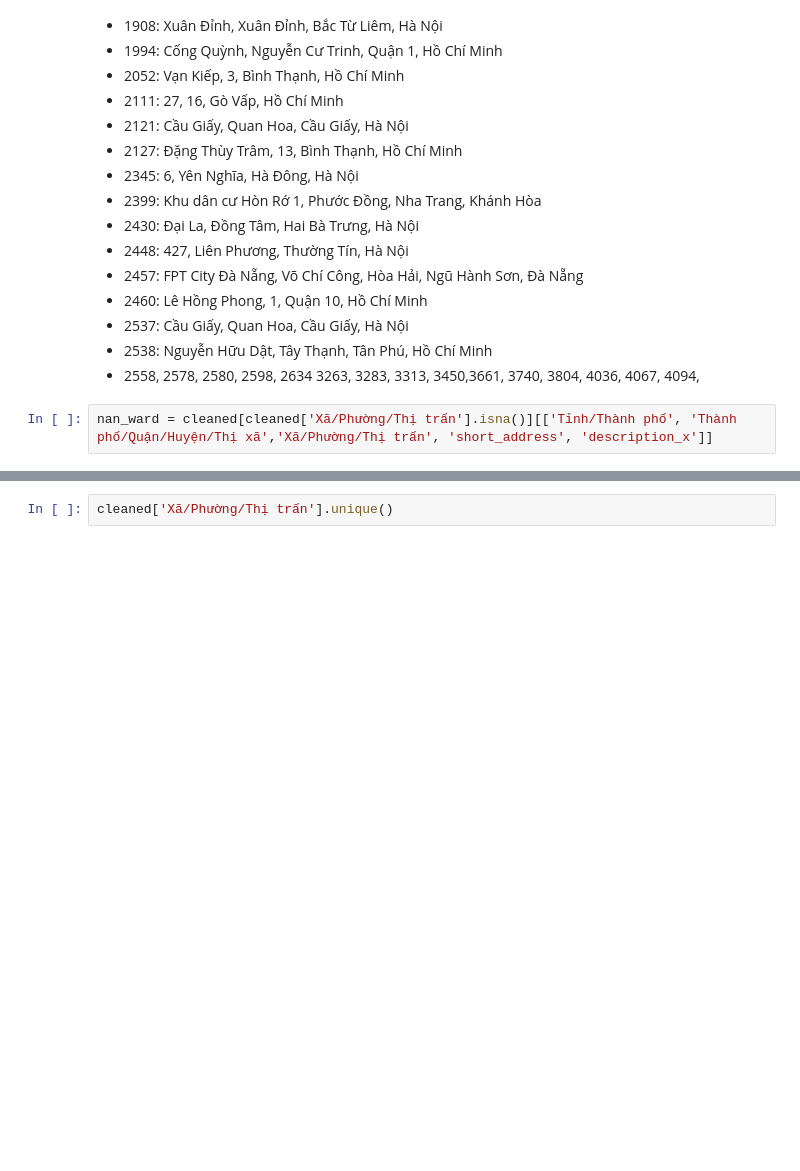
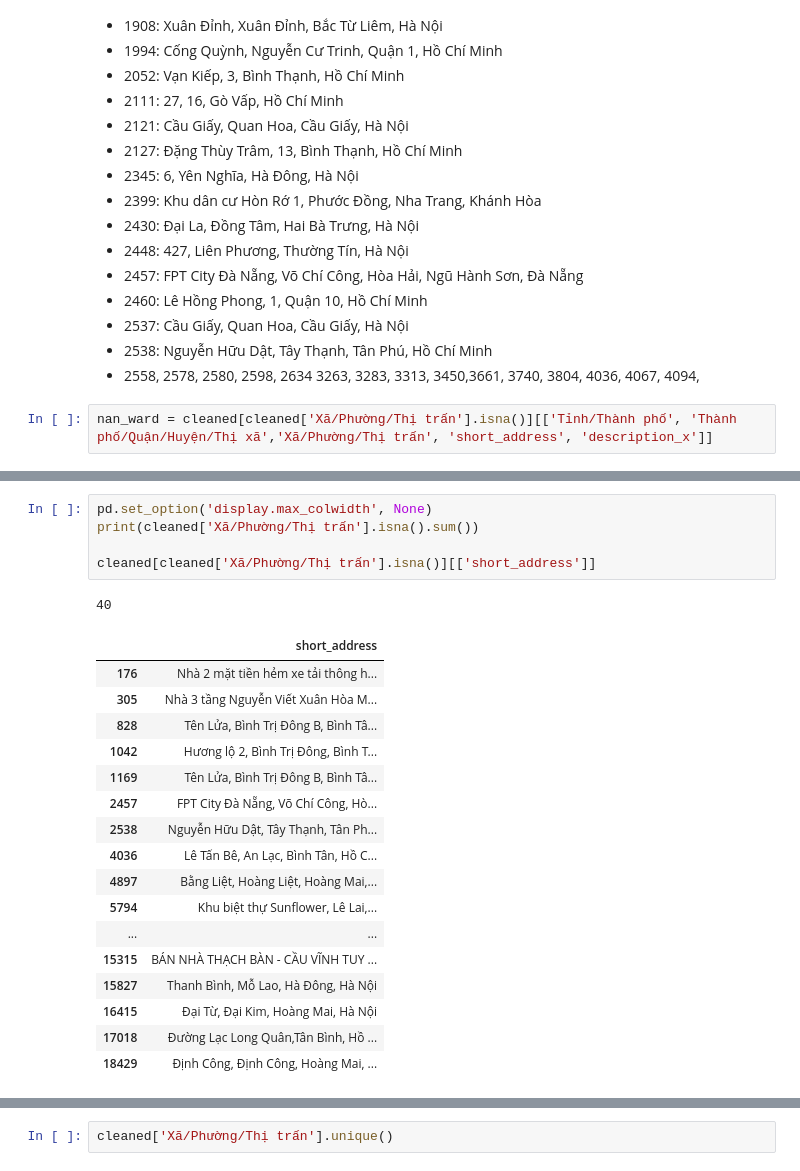
Before and after one commit to PhamMaiLinh-2403/estates-scraping-bds, a Jupyter notebook: test.ipynb, the cells around one changed output, grey strips where cells are left out. Cells and saved outputs as stored; diff of their text form; blank space fills up the shorter version.

```diff
--- a/test.ipynb
+++ b/test.ipynb
@@ -240,3 +647,27 @@ province, district, ward, street = load_data("Dữ liệu địa giới hành ch
+# %%
+pd.set_option('display.max_colwidth', None)
+print(cleaned['Xã/Phường/Thị trấn'].isna().sum())
+
+cleaned[cleaned['Xã/Phường/Thị trấn'].isna()][['short_address']]
+# %% [output]
+40
+|  | short_address |
+| 176 | Nhà 2 mặt tiền hẻm xe tải thông h... |
+| 305 | Nhà 3 tầng Nguyễn Viết Xuân Hòa M... |
+| 828 | Tên Lửa, Bình Trị Đông B, Bình Tâ... |
+| 1042 | Hương lộ 2, Bình Trị Đông, Bình T... |
+| 1169 | Tên Lửa, Bình Trị Đông B, Bình Tâ... |
+| 2457 | FPT City Đà Nẵng, Võ Chí Công, Hò... |
+| 2538 | Nguyễn Hữu Dật, Tây Thạnh, Tân Ph... |
+| 4036 | Lê Tấn Bê, An Lạc, Bình Tân, Hồ C... |
+| 4897 | Bằng Liệt, Hoàng Liệt, Hoàng Mai,... |
+| 5794 | Khu biệt thự Sunflower, Lê Lai,... |
+| ... | ... |
+| 15315 | BÁN NHÀ THẠCH BÀN - CẦU VĨNH TUY ... |
+| 15827 | Thanh Bình, Mỗ Lao, Hà Đông, Hà Nội |
+| 16415 | Đại Từ, Đại Kim, Hoàng Mai, Hà Nội |
+| 17018 | Đường Lạc Long Quân,Tân Bình, Hồ ... |
+| 18429 | Định Công, Định Công, Hoàng Mai, ... |
 # %%
 import unicodedata
 import re
```
Also changed, not shown: parts of 20 cells of this notebook, 4 other files.
